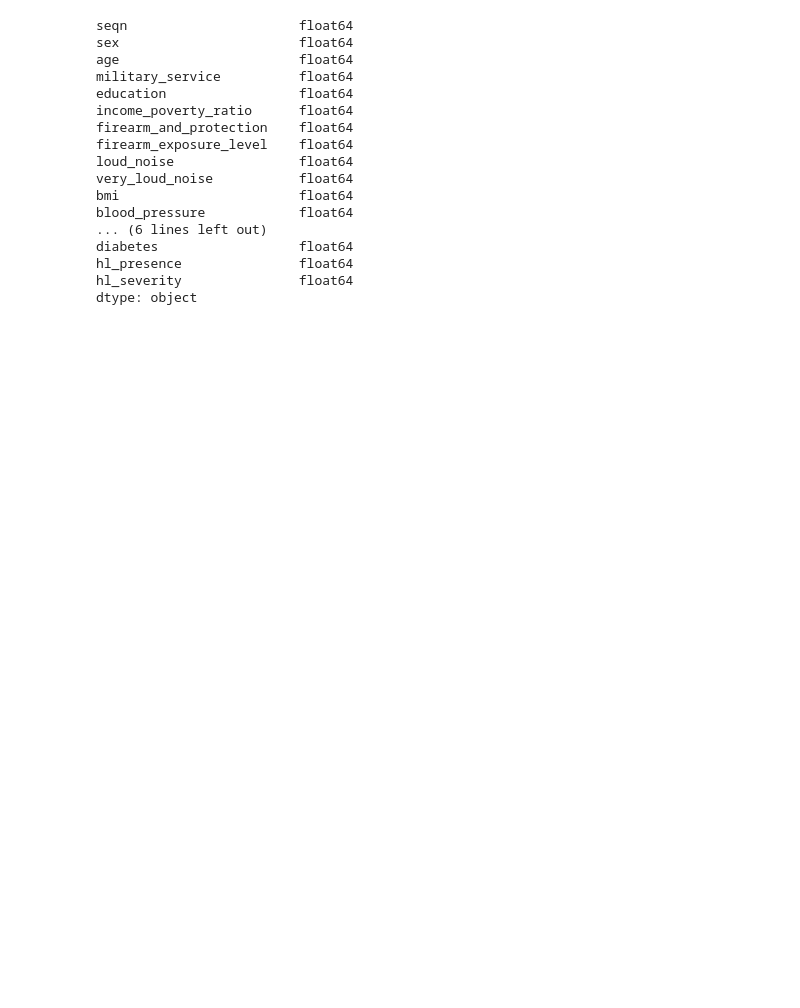
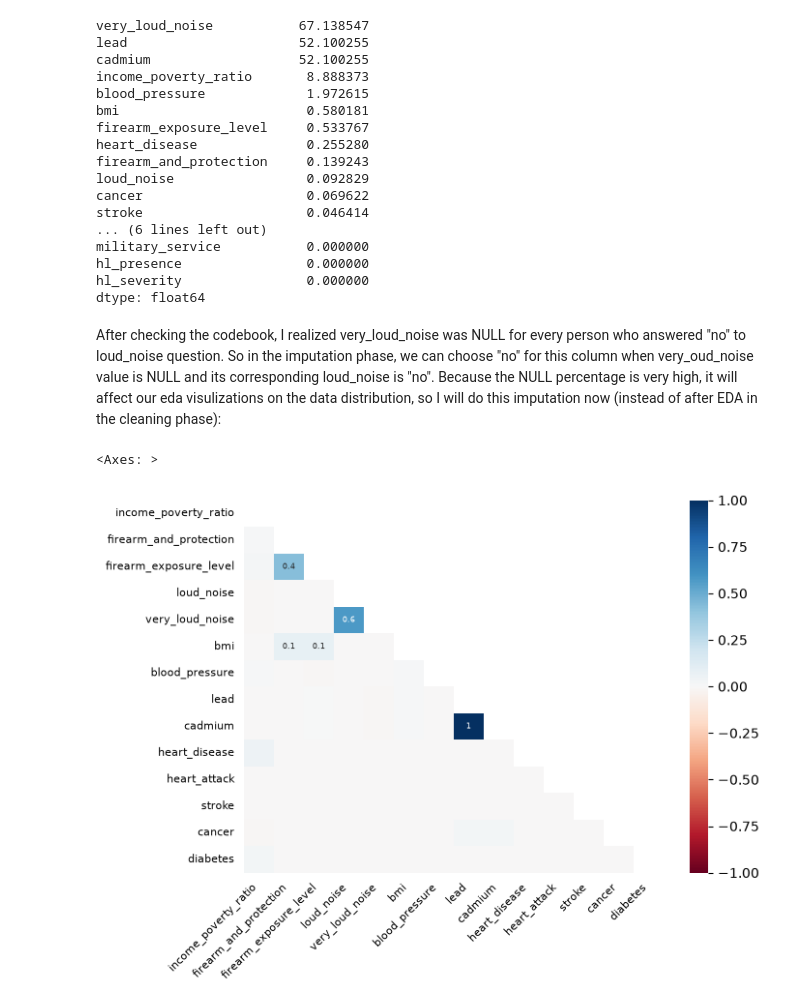
Before and after one commit to kasrabghr/nhanes_hearing_loss_predictor, a Jupyter notebook: notebooks/eda.ipynb, the cells around one changed output. Drawn from its saved outputs; the diff is of its cells as text; code cells hidden in the pictures; blank space fills up the shorter version.

Commit message:
Completed Phase 1 of EDA (Univariate), changed value coding of binary features to (0,1) and updated requirements

```diff
--- a/notebooks/eda.ipynb
+++ b/notebooks/eda.ipynb
@@ -8,24 +10,58 @@ from pathlib import Path
 notebook_path = Path.cwd()
 project_path = notebook_path.parent
 data_path = project_path / "data" / "processed" / "raw_master_table.csv"
+df = pd.read_csv(data_path)
 
-df = pd.read_csv(data_path)
-print(df.dtypes)
+# Fixing data types (seqn to be int (there is no NULL), categorical columns to be 'Int64' (so it doesn't convert to float again after a NULL))
+df['seqn'] = df['seqn'].astype(int)
+
+cat_cols=[
+    "sex",
+    "military_service",
+    "education",
+    "firearm_and_protection",
+    "firearm_exposure_level",
+    "loud_noise",
+    "very_loud_noise",
+    "heart_disease",
+    "heart_attack",
+    "stroke",
+    "cancer",
+    "diabetes",
+    "hl_presence",
+    "hl_severity",
+]
+df[cat_cols]= df[cat_cols].astype('Int64')
+
+#Checking the NULL data percentage in each column
+missing_pct = df.isnull().mean().sort_values(ascending=False) * 100
+print(missing_pct)
 # %% [output]
-seqn                      float64
-sex                       float64
-age                       float64
-military_service          float64
-education                 float64
-income_poverty_ratio      float64
-firearm_and_protection    float64
-firearm_exposure_level    float64
-loud_noise                float64
-very_loud_noise           float64
-bmi                       float64
-blood_pressure            float64
+very_loud_noise           67.138547
+lead                      52.100255
+cadmium                   52.100255
+income_poverty_ratio       8.888373
+blood_pressure             1.972615
+bmi                        0.580181
+firearm_exposure_level     0.533767
+heart_disease              0.255280
+firearm_and_protection     0.139243
+loud_noise                 0.092829
+cancer                     0.069622
+stroke                     0.046414
 ... (6 lines left out)
-diabetes                  float64
-hl_presence               float64
-hl_severity               float64
-dtype: object
+military_service           0.000000
+hl_presence                0.000000
+hl_severity                0.000000
+dtype: float64
+# %% [markdown]
+After checking the codebook, I realized very_loud_noise was NULL for every person who answered "no" to loud_noise question. So in the imputation phase,
+we can choose "no" for this column when very_oud_noise value is NULL and its corresponding loud_noise is "no". Because the NULL percentage is very high, it will affect our eda visulizations on the data distribution, so I will do this imputation now (instead of after EDA in the cleaning phase):
+# %%
+df.loc[(df['loud_noise'] == 1) & (df['very_loud_noise'].isnull()), 'very_loud_noise'] = 1
+# %%
+#Correlation for NULL
+msno.heatmap(df,figsize=(7, 5), fontsize= 8)
+# %% [output]
+<Axes: >
+[figure, added]
```
Also changed, not shown: parts of 9 cells of this notebook, 2 other files.
